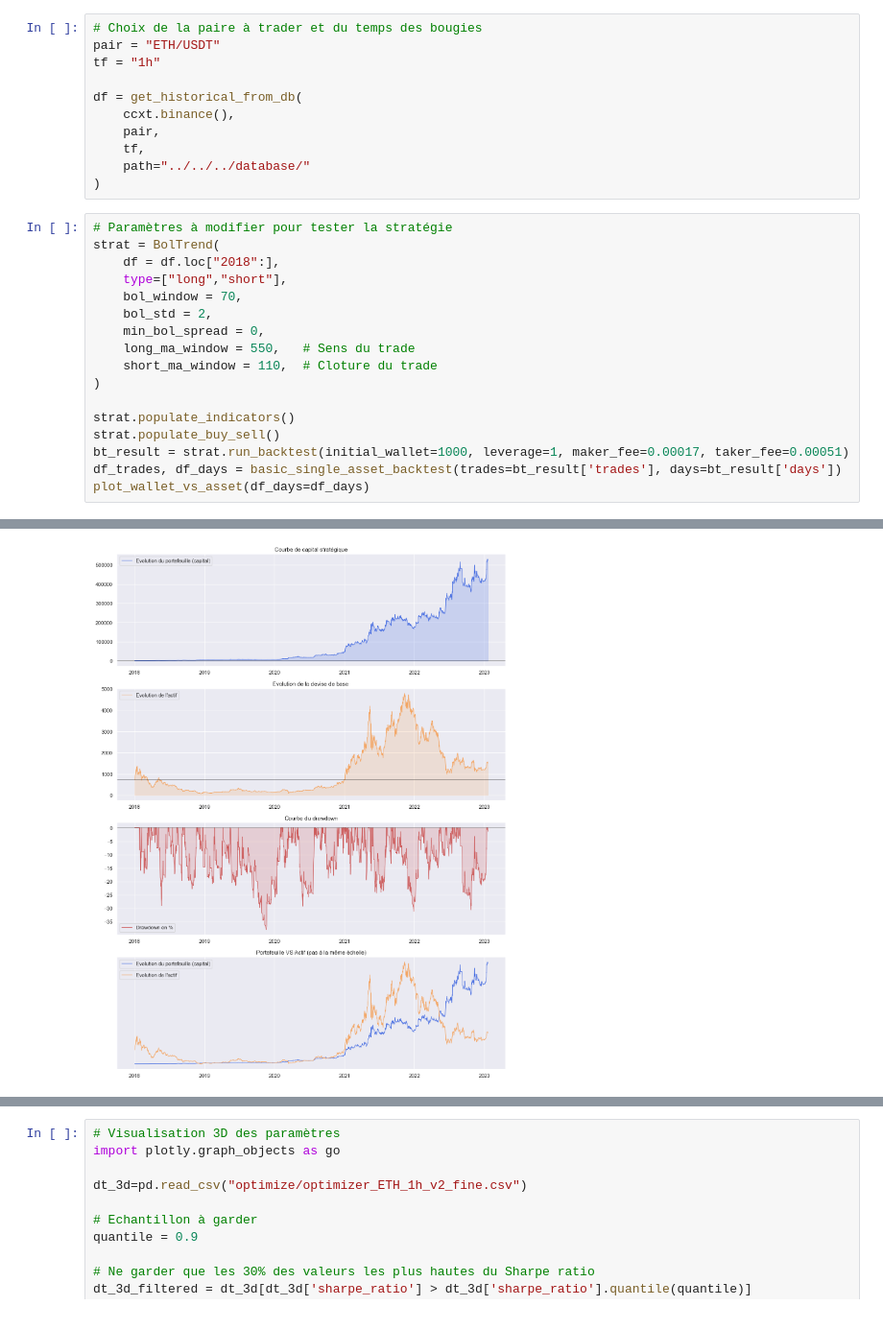
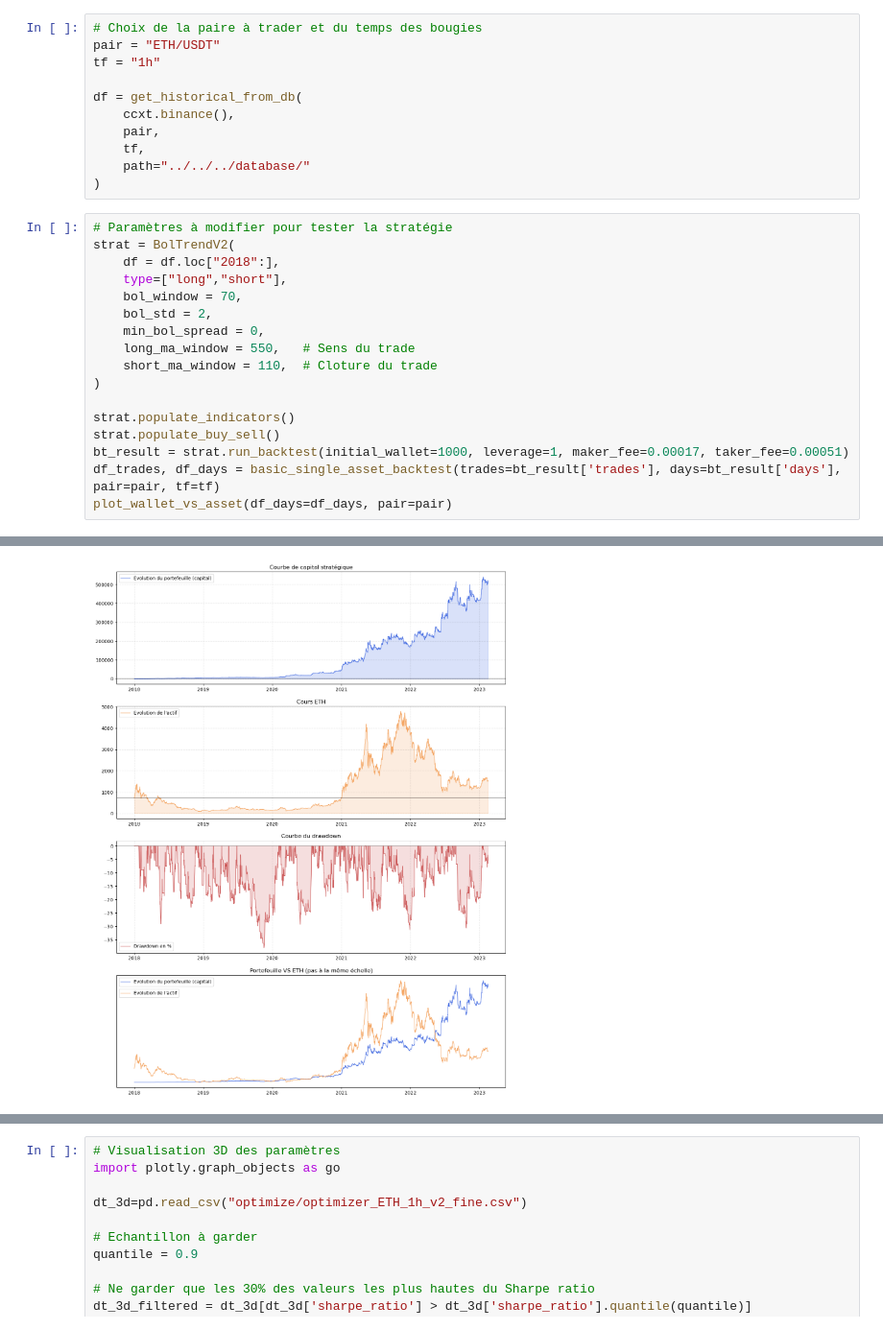
Before and after one commit to jackseg80/cryptoBot_2023, a Jupyter notebook: backtest/single_coin/bol_trend/bol_trend_v2.ipynb, the cells around one changed output, grey strips where cells are left out. Shown at 96% size. Cells and saved outputs as stored; diff of their text form.

Commit message:
restructuration class strategies

```diff
--- a/backtest/single_coin/bol_trend/bol_trend_v2.ipynb
+++ b/backtest/single_coin/bol_trend/bol_trend_v2.ipynb
@@ -247,7 +247,7 @@ df = get_historical_from_db(
 )
 # %%
 # Paramètres à modifier pour tester la stratégie
-strat = BolTrend(
+strat = BolTrendV2(
     df = df.loc["2018":],
     type=["long","short"],
     bol_window = 70,
@@ -260,6 +260,6 @@ strat = BolTrend(
 strat.populate_indicators()
 strat.populate_buy_sell()
 bt_result = strat.run_backtest(initial_wallet=1000, leverage=1, maker_fee=0.00017, taker_fee=0.00051)
-df_trades, df_days = basic_single_asset_backtest(trades=bt_result['trades'], days=bt_result['days'])
-plot_wallet_vs_asset(df_days=df_days)
+df_trades, df_days = basic_single_asset_backtest(trades=bt_result['trades'], days=bt_result['days'], pair=pair, tf=tf)
+plot_wallet_vs_asset(df_days=df_days, pair=pair)
 # %% [output]
@@ -286,4 +286,4 @@ plot_wallet_vs_asset(df_days=df_days)
-[figure, old version]
+[figure, new version]
 # %%
 # Simulation de divers scénarios futurs
 plot_futur_simulations(
```
Also changed, not shown: parts of 6 cells of this notebook, 9 other files.
